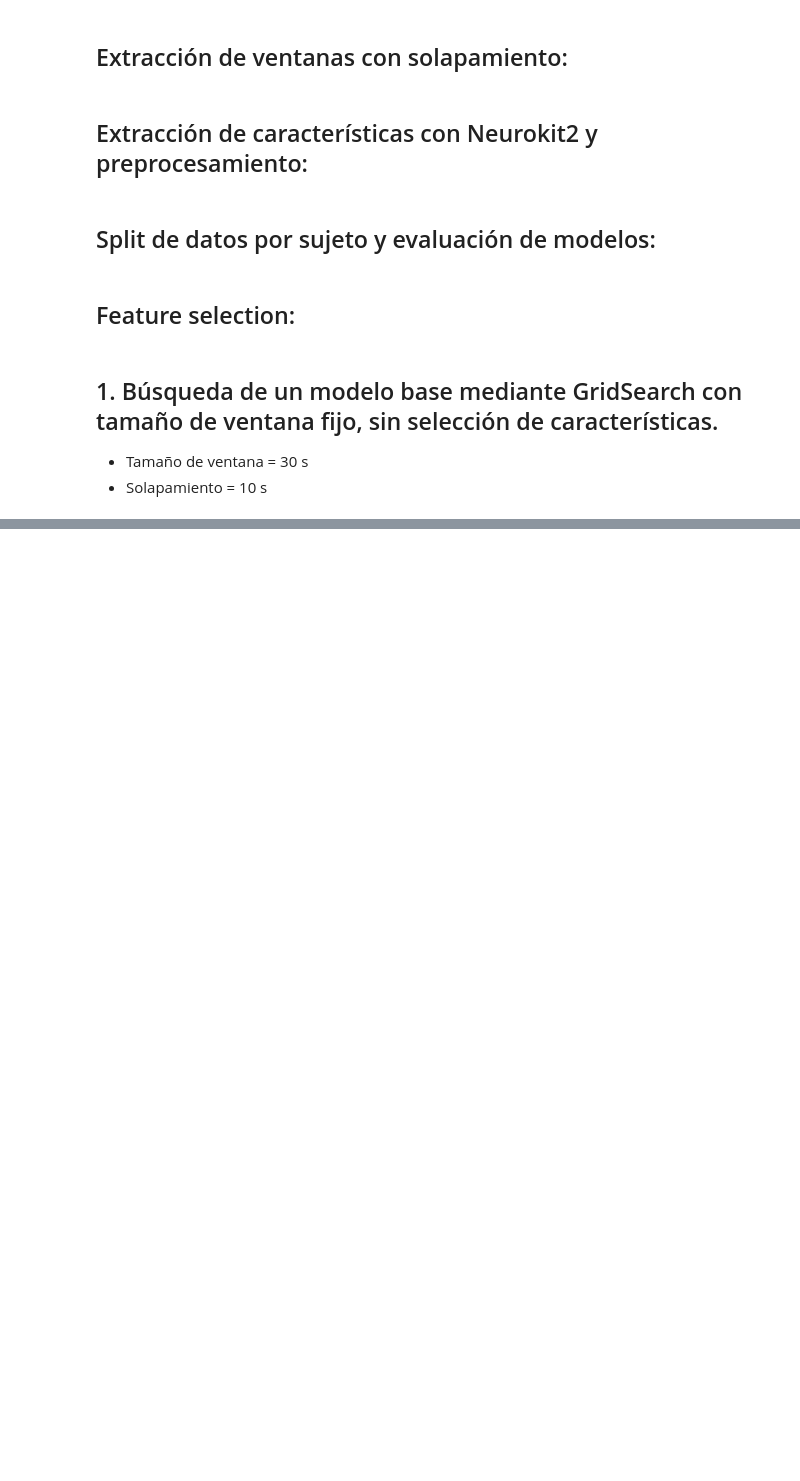
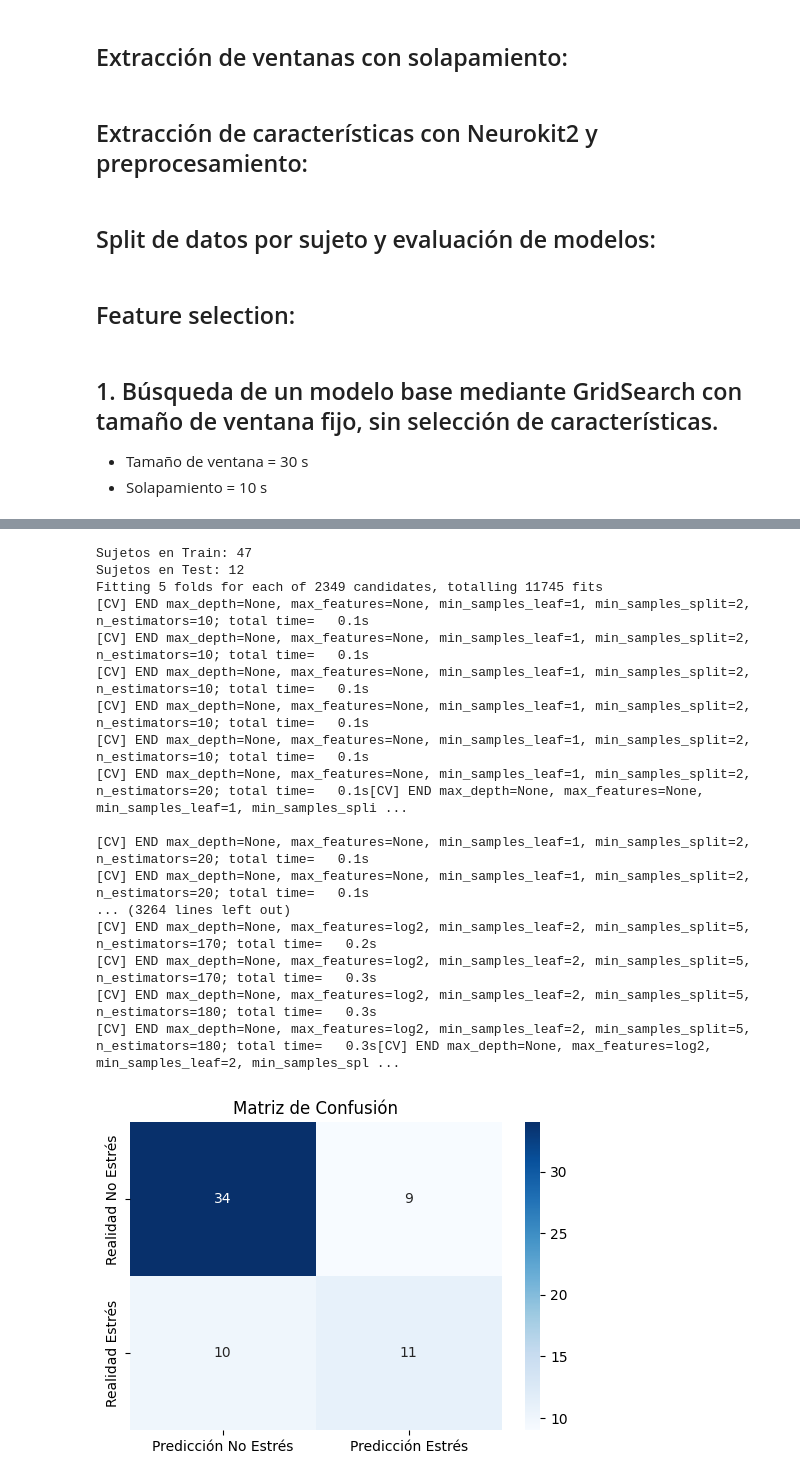
Before and after one commit to ZhDder/multimodal_stress_detection, a Jupyter notebook: physiological/physiological_model_tuning.ipynb, the cells around one changed output, grey strips where cells are left out. Drawn from its saved outputs; the diff is of its cells as text; code cells hidden in the pictures; blank space fills up the shorter version.

```diff
--- a/physiological/physiological_model_tuning.ipynb
+++ b/physiological/physiological_model_tuning.ipynb
@@ -326,7 +326,7 @@ param_grid = {
 }
 
 
-def gridSearch(base_model, param_grid, scoring):
+def gridSearch(base_model, param_grid, scoring, X_train, y_train, subjects, train_idx):
     # Grouped Cross Validation for the Grid Search
     gkf = GroupKFold(n_splits=5)
 
@@ -341,11 +341,10 @@ def gridSearch(base_model, param_grid, scoring):
     )
 
     # We need to isolate the subject groups for the training data specifically
-    train_idx, test_idx, _, _, subjects = get_group_idx(df)
-    grupos_train = subjects.iloc[train_idx] #subjects in train data
+    train_subjects = subjects.iloc[train_idx] #subjects in train data
 
     # Fit the Grid Search using only the subjects in train data
-    grid_search.fit(X_train, y_train, groups=grupos_train)
+    grid_search.fit(X_train, y_train, groups=train_subjects)
 
     print(f"Best score: {grid_search.best_score_:.4f}")
     print("Best Hyperparameters:")
@@ -363,9 +362,10 @@ PATH = '../../StressIDDataset/StressID/StressID Dataset/Physiological'
 SR = 500
 WINDOW_SIZE = 30
 OVERLAP_SEC = 10
+RANDOM_STATE = 123
 
 data_df = extract_windows(PATH, sr=SR, window_size = WINDOW_SIZE, overlap_sec = OVERLAP_SEC)
-features_df = feature_extraction_and_normalization(data_df, threshold=30, by=['Baseline', 'Relax'], clean = True)
+features_df = feature_extraction_and_normalization(data_df, threshold=30, norm_by=['Baseline', 'Relax'], clean = True)
 
 base_model = RandomForestClassifier(class_weight='balanced', random_state=RANDOM_STATE)
 param_grid = {
@@ -376,5 +376,11 @@ param_grid = {
     'max_features': [None, 'sqrt', 'log2'] # Number of features to consider at every split
 }
 
-base_model = gridSearch(base_model = base_model, param_grid = param_grid, scoring = 'f1')
+train_idx, test_idx, _, _, subjects = get_group_idx(features_df)
+X_train, X_test, y_train, y_test = train_test_split_per_subject(features_df, test_size=0.20, stress_act = 'Counting2', non_stress_act = 'Breathing')
+
+base_model = gridSearch(base_model = base_model, param_grid = param_grid, scoring = 'f1', X_train=X_train, y_train = y_train, subjects=subjects, train_idx=train_idx)
+
+y_pred = base_model.predict(X_test)
+evaluate_and_plot(y_test, y_pred, stress_act = 'Counting2', non_stress_act = 'Breathing')
 # %% [output]
@@ -381,0 +388,18 @@ FileNotFoundError: [Errno 2] No such file or directory: '../../StressIDDataset/S
+Sujetos en Train: 47
+Sujetos en Test: 12
+Fitting 5 folds for each of 2349 candidates, totalling 11745 fits
+[CV] END max_depth=None, max_features=None, min_samples_leaf=1, min_samples_split=2, n_estimators=10; total time=   0.1s
+[CV] END max_depth=None, max_features=None, min_samples_leaf=1, min_samples_split=2, n_estimators=10; total time=   0.1s
+[CV] END max_depth=None, max_features=None, min_samples_leaf=1, min_samples_split=2, n_estimators=10; total time=   0.1s
+[CV] END max_depth=None, max_features=None, min_samples_leaf=1, min_samples_split=2, n_estimators=10; total time=   0.1s
+[CV] END max_depth=None, max_features=None, min_samples_leaf=1, min_samples_split=2, n_estimators=10; total time=   0.1s
+[CV] END max_depth=None, max_features=None, min_samples_leaf=1, min_samples_split=2, n_estimators=20; total time=   0.1s[CV] END max_depth=None, max_features=None, min_samples_leaf=1, min_samples_spli ...
+
+[CV] END max_depth=None, max_features=None, min_samples_leaf=1, min_samples_split=2, n_estimators=20; total time=   0.1s
+[CV] END max_depth=None, max_features=None, min_samples_leaf=1, min_samples_split=2, n_estimators=20; total time=   0.1s
+... (3264 lines left out)
+[CV] END max_depth=None, max_features=log2, min_samples_leaf=2, min_samples_split=5, n_estimators=170; total time=   0.2s
+[CV] END max_depth=None, max_features=log2, min_samples_leaf=2, min_samples_split=5, n_estimators=170; total time=   0.3s
+[CV] END max_depth=None, max_features=log2, min_samples_leaf=2, min_samples_split=5, n_estimators=180; total time=   0.3s
+[CV] END max_depth=None, max_features=log2, min_samples_leaf=2, min_samples_split=5, n_estimators=180; total time=   0.3s[CV] END max_depth=None, max_features=log2, min_samples_leaf=2, min_samples_spl ...
+[figure, added]
```
Also changed, not shown: parts of 6 cells of this notebook, 2 other files.
